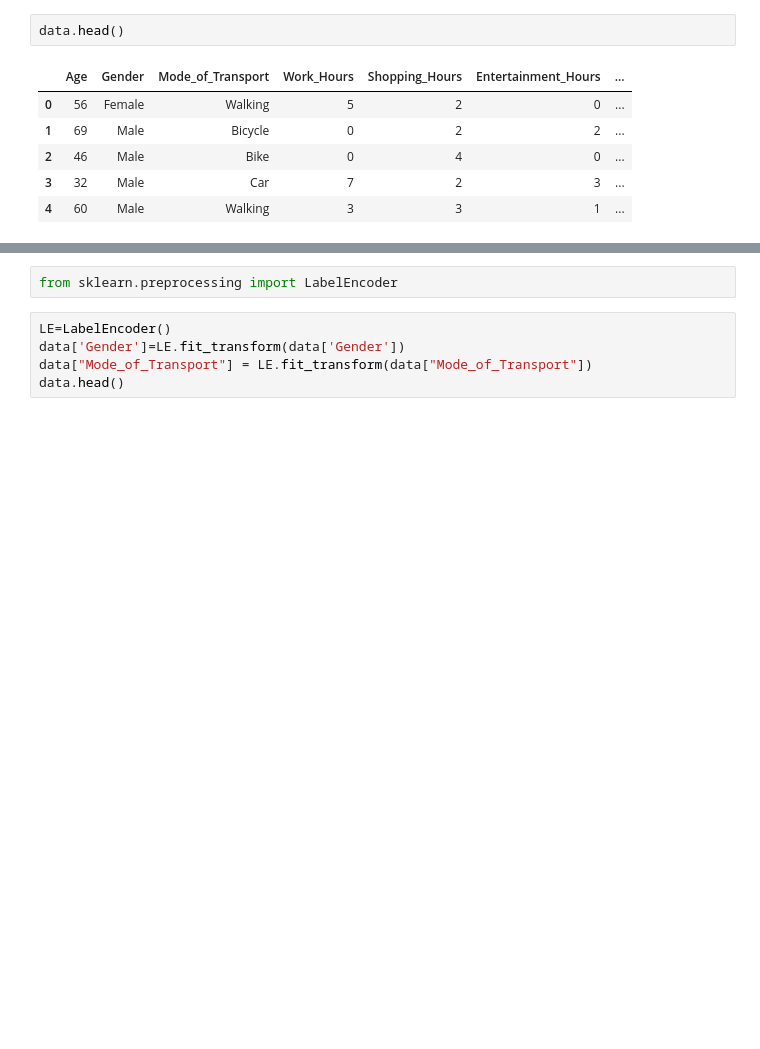
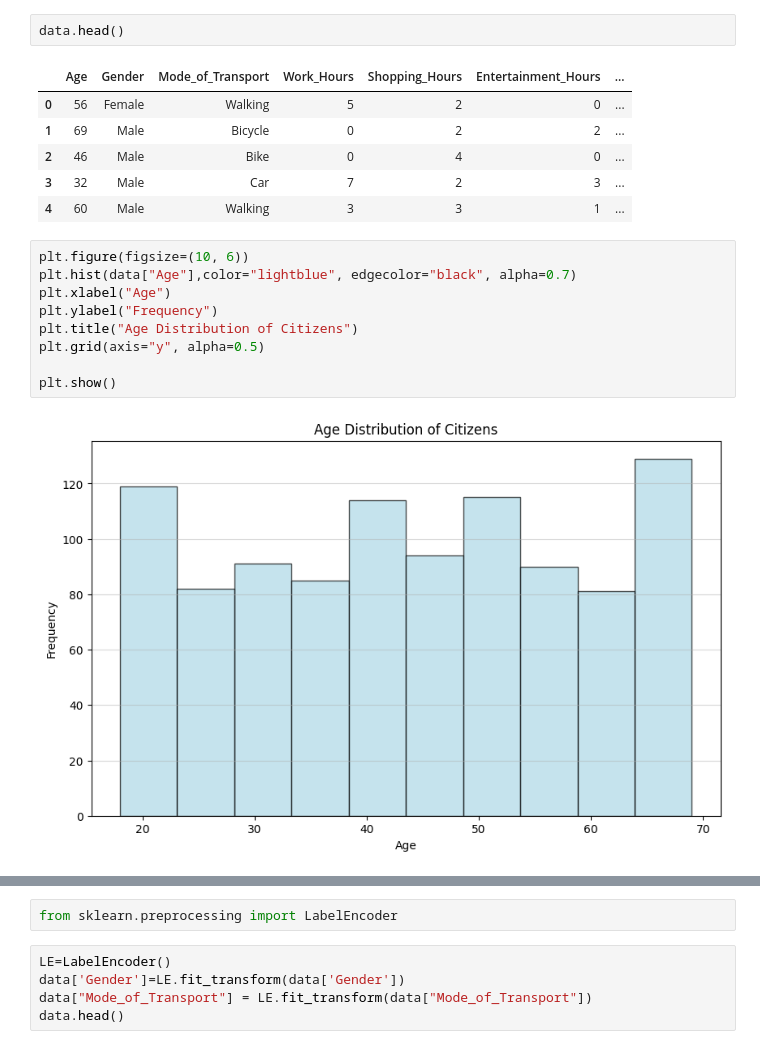
Before and after one commit to Sevinj-joy/DeepLearningExamples, a Jupyter notebook: Smart City Citizen Activity/smart_city_citizen_activity.ipynb, the cells around one changed output, grey strips where cells are left out. Saved outputs shown, nothing was run; the diff lists cells and outputs as text; blank space fills up the shorter version.

```diff
--- a/Smart City Citizen Activity/smart_city_citizen_activity.ipynb
+++ b/Smart City Citizen Activity/smart_city_citizen_activity.ipynb
@@ -81,3 +81,14 @@ data.head()
 | 2 | 46 | Male | Bike | 0 | 4 | 0 | ... |
 | 3 | 32 | Male | Car | 7 | 2 | 3 | ... |
 | 4 | 60 | Male | Walking | 3 | 3 | 1 | ... |
+# %%
+plt.figure(figsize=(10, 6))
+plt.hist(data["Age"],color="lightblue", edgecolor="black", alpha=0.7)
+plt.xlabel("Age")
+plt.ylabel("Frequency")
+plt.title("Age Distribution of Citizens")
+plt.grid(axis="y", alpha=0.5)
+
+plt.show()
+# %% [output]
+[figure, added]
```
Also changed, not shown: parts of 13 cells of this notebook.
